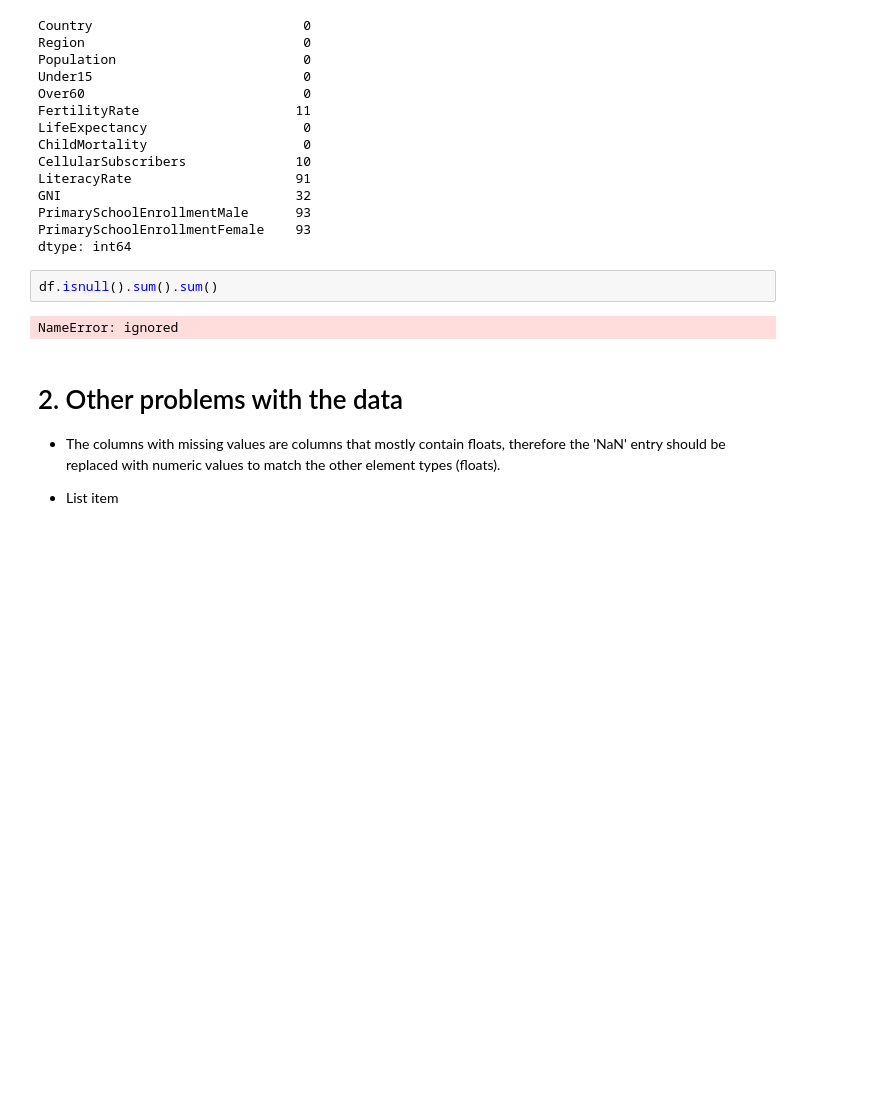
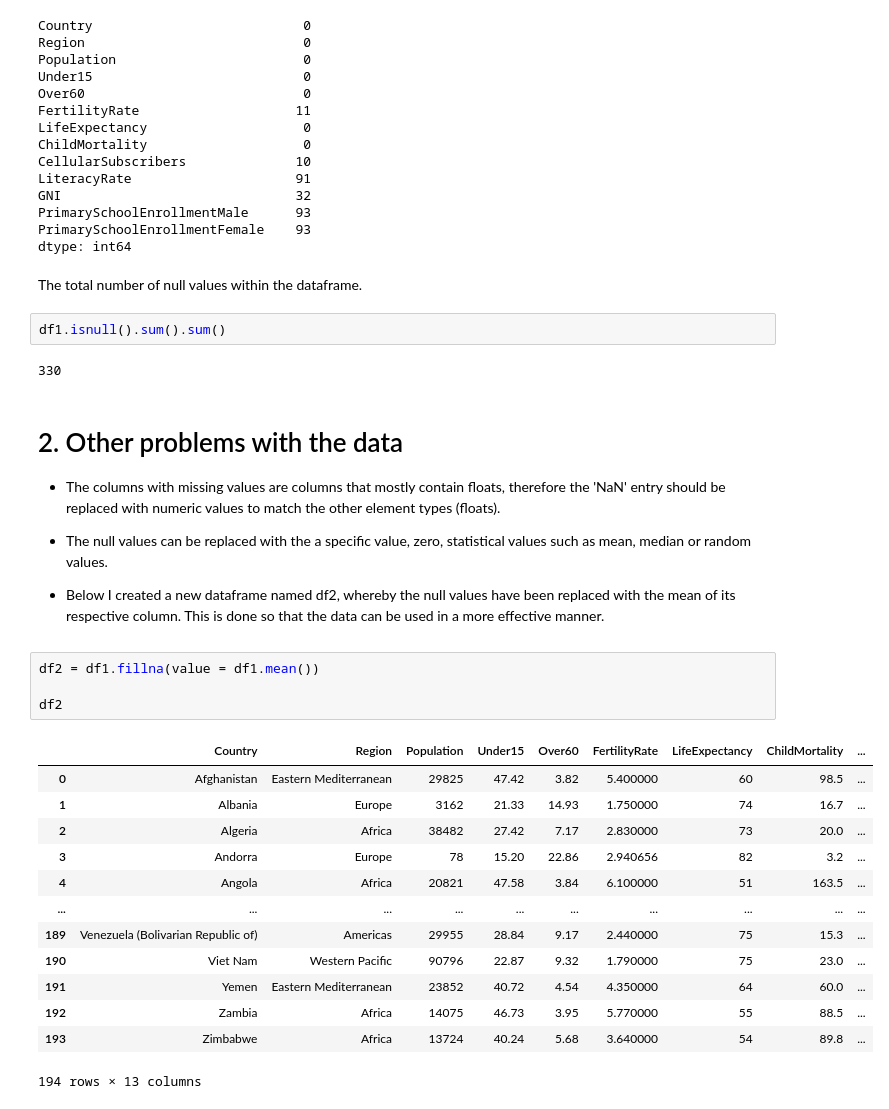
Before and after one commit to NemisysAxe/Bootcamp-Exploratory-Data-Analysis-, a Jupyter notebook: notebook.ipynb, the cells around one changed output. Saved outputs shown, nothing was run; the diff lists cells and outputs as text; blank space fills up the shorter version.

```diff
--- a/notebook.ipynb
+++ b/notebook.ipynb
@@ -85,10 +100,12 @@ GNI                              32
 PrimarySchoolEnrollmentMale      93
 PrimarySchoolEnrollmentFemale    93
 dtype: int64
+# %% [markdown]
+The total number of null values within the dataframe.
 # %%
-df.isnull().sum().sum()
+df1.isnull().sum().sum()
 # %% [output]
-NameError: ignored
+330
 # %% [markdown]
 # 2. Other problems with the data
 
@@ -96,4 +113,26 @@ NameError: ignored
 
 *   The columns with missing values are columns that mostly contain floats, therefore the 'NaN' entry should be replaced with numeric values to match the other element types (floats).
 
-*   List item
+*   The null values can be replaced with the a specific value, zero, statistical values such as mean, median or random values.
+
+
+
+*   Below I created a new dataframe named df2, whereby the null values have been replaced with the mean of its respective column. This is done so that the data can be used in a more effective manner.
+# %%
+df2 = df1.fillna(value = df1.mean())
+
+df2
+# %% [output]
+|  | Country | Region | Population | Under15 | Over60 | FertilityRate | LifeExpectancy | ChildMortality | ... |
+| 0 | Afghanistan | Eastern Mediterranean | 29825 | 47.42 | 3.82 | 5.400000 | 60 | 98.5 | ... |
+| 1 | Albania | Europe | 3162 | 21.33 | 14.93 | 1.750000 | 74 | 16.7 | ... |
+| 2 | Algeria | Africa | 38482 | 27.42 | 7.17 | 2.830000 | 73 | 20.0 | ... |
+| 3 | Andorra | Europe | 78 | 15.20 | 22.86 | 2.940656 | 82 | 3.2 | ... |
+| 4 | Angola | Africa | 20821 | 47.58 | 3.84 | 6.100000 | 51 | 163.5 | ... |
+| ... | ... | ... | ... | ... | ... | ... | ... | ... | ... |
+| 189 | Venezuela (Bolivarian Republic of) | Americas | 29955 | 28.84 | 9.17 | 2.440000 | 75 | 15.3 | ... |
+| 190 | Viet Nam | Western Pacific | 90796 | 22.87 | 9.32 | 1.790000 | 75 | 23.0 | ... |
+| 191 | Yemen | Eastern Mediterranean | 23852 | 40.72 | 4.54 | 4.350000 | 64 | 60.0 | ... |
+| 192 | Zambia | Africa | 14075 | 46.73 | 3.95 | 5.770000 | 55 | 88.5 | ... |
+| 193 | Zimbabwe | Africa | 13724 | 40.24 | 5.68 | 3.640000 | 54 | 89.8 | ... |
+194 rows × 13 columns
```
Also changed, not shown: parts of 31 cells of this notebook.
